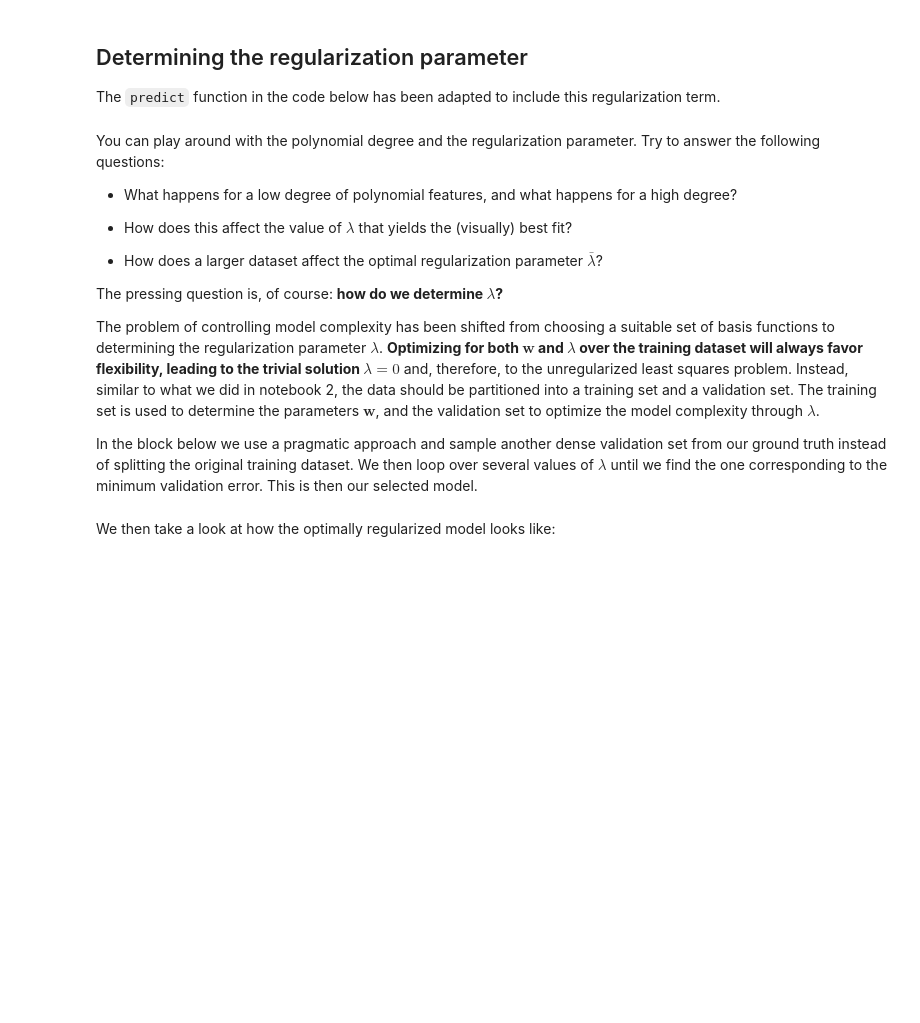
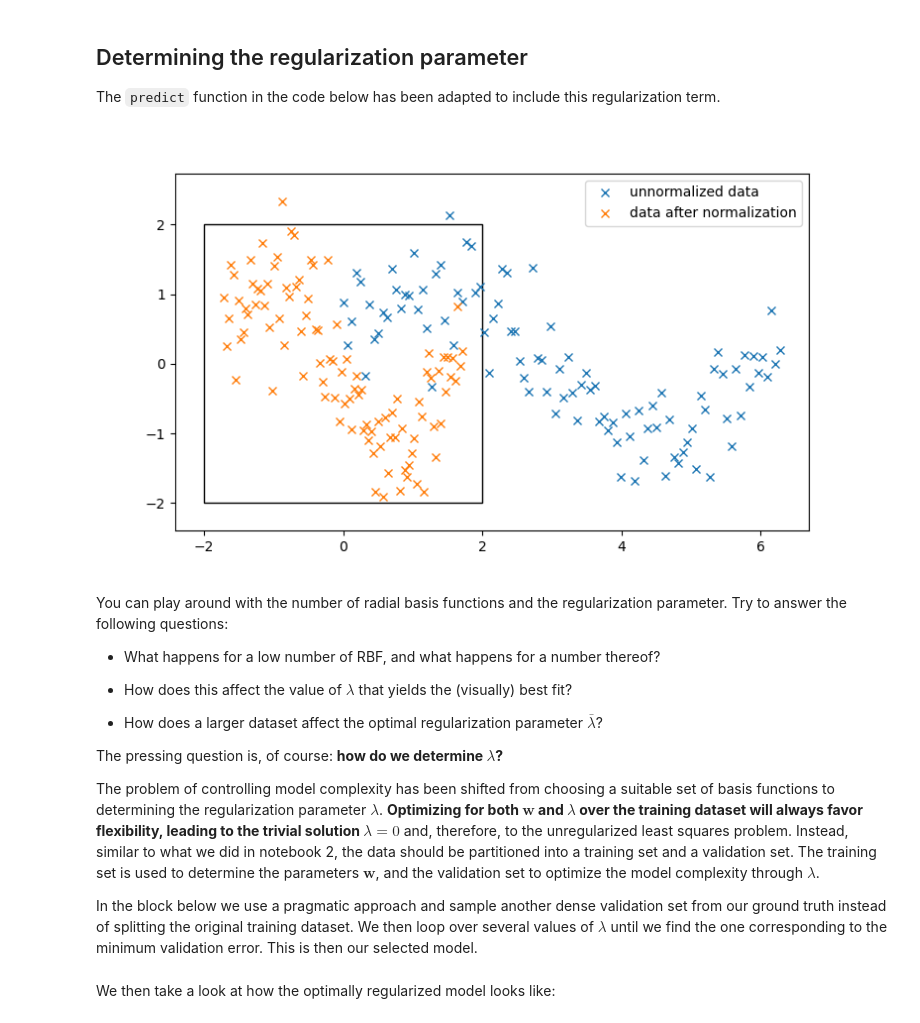
Before and after one commit to annepoot/mude, a Jupyter notebook: notebooks/notebook_04_ridge-sgd.ipynb, the cells around one changed output. Saved outputs shown, nothing was run; the diff lists cells and outputs as text; code cells hidden in the pictures; blank space fills up the shorter version.

```diff
--- a/notebooks/notebook_04_ridge-sgd.ipynb
+++ b/notebooks/notebook_04_ridge-sgd.ipynb
@@ -113,0 +103,25 @@ def PolynomialBasis(x, degree, **kwargs):  #**kwargs):
+# %%
+# generate data, instantiate scaler, and fit tranform
+np.random.seed(0)
+x, t = f_data(N=100)
+xscaler, tscaler = StandardScaler(), StandardScaler()
+x_norm, t_norm = xscaler.fit_transform(x[:,None]), tscaler.fit_transform(t[:,None])
+
+# plot
+fig, ax = plt.subplots(figsize=(8,4.5))
+ax.set_position([0.1,0.1, 0.8, 0.8])
+ax.plot(x,t,'x', label='unnormalized data')
+ax.plot(x_norm,t_norm,'x', label='data after normalization')
+
+# Create a Rectangle patch
+rect = patches.Rectangle((-2, -2), 4, 4, linewidth=1., edgecolor='k', facecolor='none')
+
+# Add the patch to the Axes
+ax.add_patch(rect)
+ax.set_aspect('equal', 'datalim')
+
+plt.legend(loc='upper right')
+
+plt.show()
+# %% [output]
+[figure, added]
@@ -160,9 +198,9 @@ plot = magicplotter(f_data, f_truth, predict, x_plot, x_train, t_train,
                     pred_label='Prediction $y(x)$', height=4.5)
 plot.show()
 # %% [markdown]
-You can play around with the polynomial degree and the regularization parameter. Try to answer the following questions:
+You can play around with the number of radial basis functions and the regularization parameter. Try to answer the following questions:
 
-- What happens for a low degree of polynomial features, and what happens for a high degree?
+- What happens for a low number of RBF, and what happens for a number thereof?
 
 - How does this affect the value of $\lambda$ that yields the (visually) best fit?
 
```
Also changed, not shown: parts of 8 cells of this notebook.
